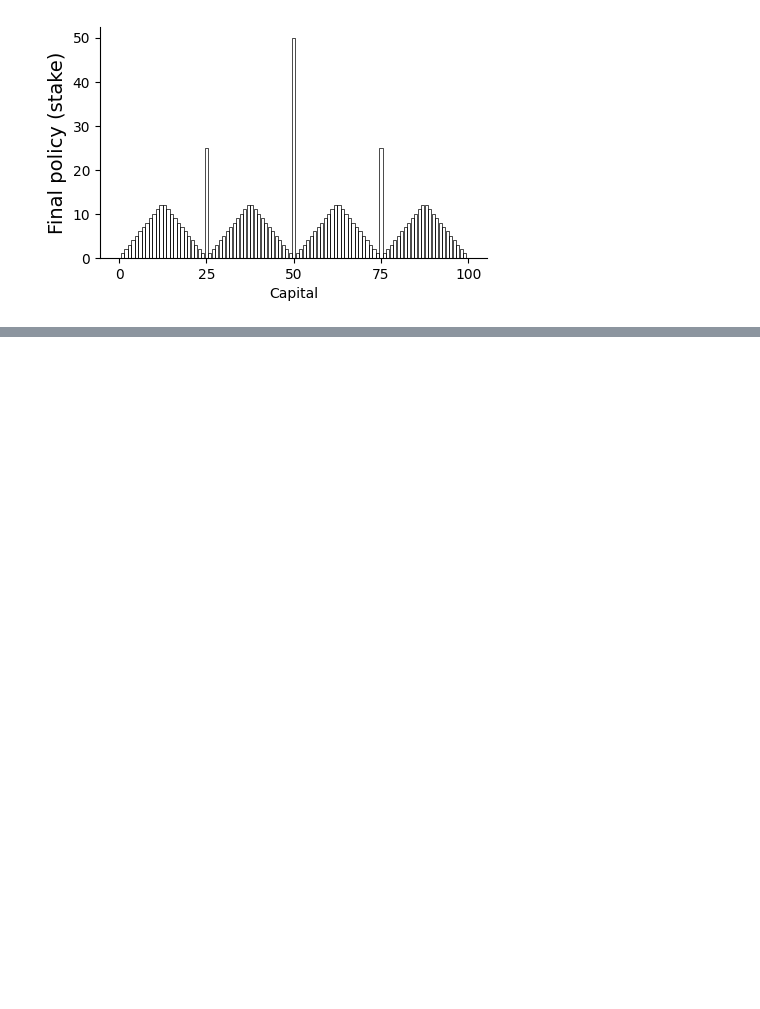
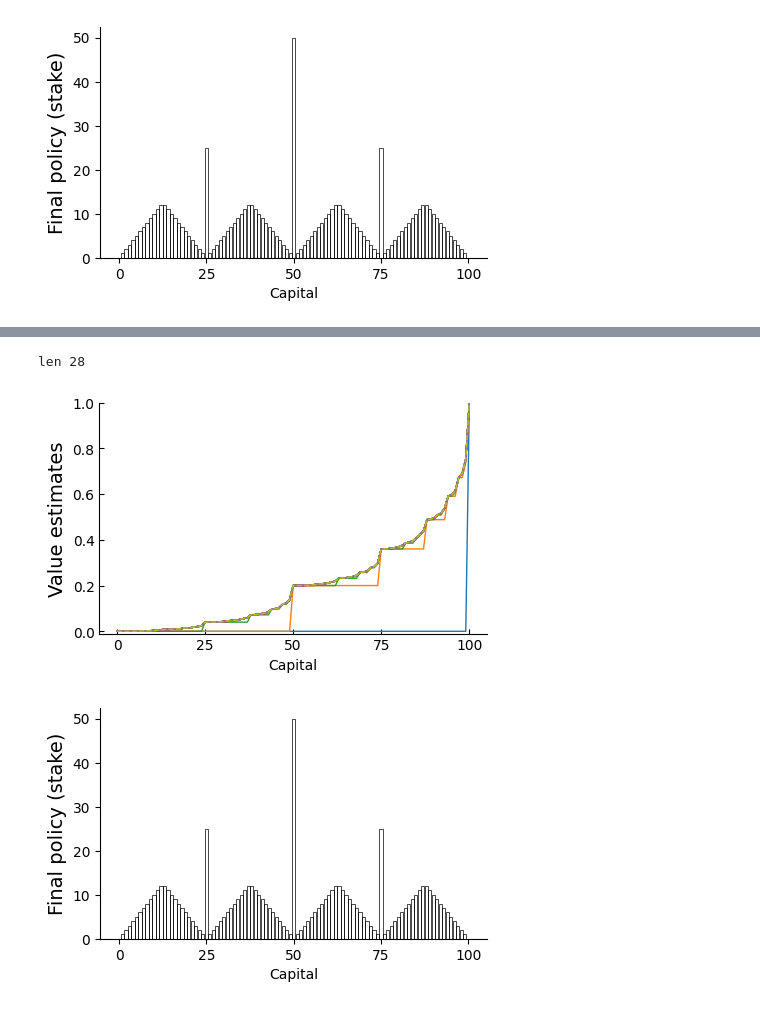
Before and after one commit to erxiong0/ReinforcementLearning-R.S., a Jupyter notebook: Chapter4-DynamicProgramming/GamblersProblem/gamblersProblem.ipynb, the cells around one changed output, grey strips where cells are left out. Cells and saved outputs as stored; diff of their text form; code cells hidden in the pictures; blank space fills up the shorter version.

```diff
--- a/Chapter4-DynamicProgramming/GamblersProblem/gamblersProblem.ipynb
+++ b/Chapter4-DynamicProgramming/GamblersProblem/gamblersProblem.ipynb
@@ -236,0 +249,6 @@ plt.close()
+# %%
+_ = gambler_prob(0.2, True)
+# %% [output]
+len 28
+[figure, added]
+[figure, added]
```
Also changed, not shown: parts of 3 cells of this notebook, 7 other files.
